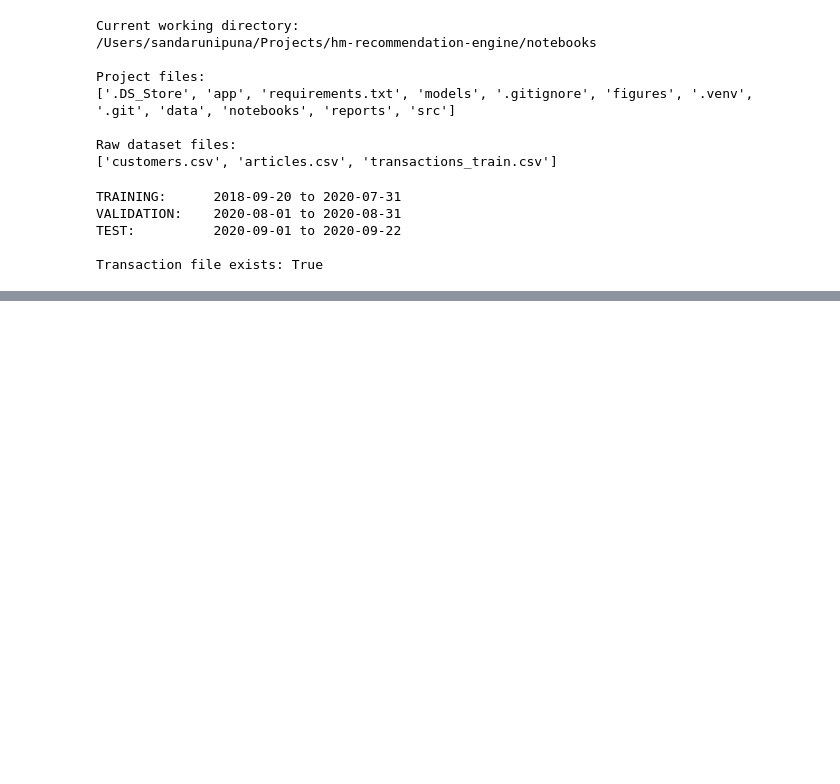
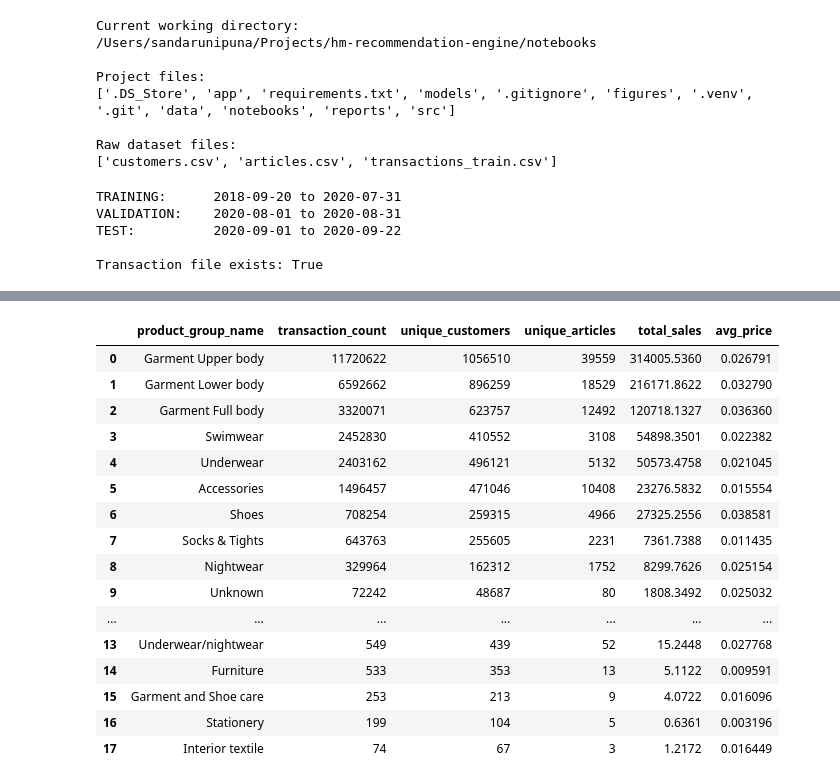
Before and after one commit to SandaruNipuna1/hm-recommendation-engine, a Jupyter notebook: notebooks/02_data_preparation.ipynb, the cells around one changed output, grey strips where cells are left out. Saved outputs shown, nothing was run; the diff lists cells and outputs as text; code cells hidden in the pictures; blank space fills up the shorter version.

```diff
--- a/notebooks/02_data_preparation.ipynb
+++ b/notebooks/02_data_preparation.ipynb
@@ -49,0 +1100,45 @@ Transaction file exists: True
+# %%
+product_group_analysis = con.execute("""
+    SELECT
+        a.product_group_name,
+
+        COUNT(*) AS transaction_count,
+
+        COUNT(DISTINCT t.customer_id) AS unique_customers,
+
+        COUNT(DISTINCT t.article_id) AS unique_articles,
+
+        ROUND(SUM(t.price), 4) AS total_sales,
+
+        ROUND(AVG(t.price), 6) AS avg_price
+
+    FROM train_transactions t
+
+    INNER JOIN articles a
+        ON t.article_id = a.article_id
+
+    GROUP BY a.product_group_name
+
+    ORDER BY transaction_count DESC
+
+""").df()
+
+display(product_group_analysis)
+# %% [output]
+|  | product_group_name | transaction_count | unique_customers | unique_articles | total_sales | avg_price |
+| 0 | Garment Upper body | 11720622 | 1056510 | 39559 | 314005.5360 | 0.026791 |
+| 1 | Garment Lower body | 6592662 | 896259 | 18529 | 216171.8622 | 0.032790 |
+| 2 | Garment Full body | 3320071 | 623757 | 12492 | 120718.1327 | 0.036360 |
+| 3 | Swimwear | 2452830 | 410552 | 3108 | 54898.3501 | 0.022382 |
+| 4 | Underwear | 2403162 | 496121 | 5132 | 50573.4758 | 0.021045 |
+| 5 | Accessories | 1496457 | 471046 | 10408 | 23276.5832 | 0.015554 |
+| 6 | Shoes | 708254 | 259315 | 4966 | 27325.2556 | 0.038581 |
+| 7 | Socks & Tights | 643763 | 255605 | 2231 | 7361.7388 | 0.011435 |
+| 8 | Nightwear | 329964 | 162312 | 1752 | 8299.7626 | 0.025154 |
+| 9 | Unknown | 72242 | 48687 | 80 | 1808.3492 | 0.025032 |
+| ... | ... | ... | ... | ... | ... | ... |
+| 13 | Underwear/nightwear | 549 | 439 | 52 | 15.2448 | 0.027768 |
+| 14 | Furniture | 533 | 353 | 13 | 5.1122 | 0.009591 |
+| 15 | Garment and Shoe care | 253 | 213 | 9 | 4.0722 | 0.016096 |
+| 16 | Stationery | 199 | 104 | 5 | 0.6361 | 0.003196 |
+| 17 | Interior textile | 74 | 67 | 3 | 1.2172 | 0.016449 |
```
Also changed, not shown: parts of 50 cells of this notebook.
